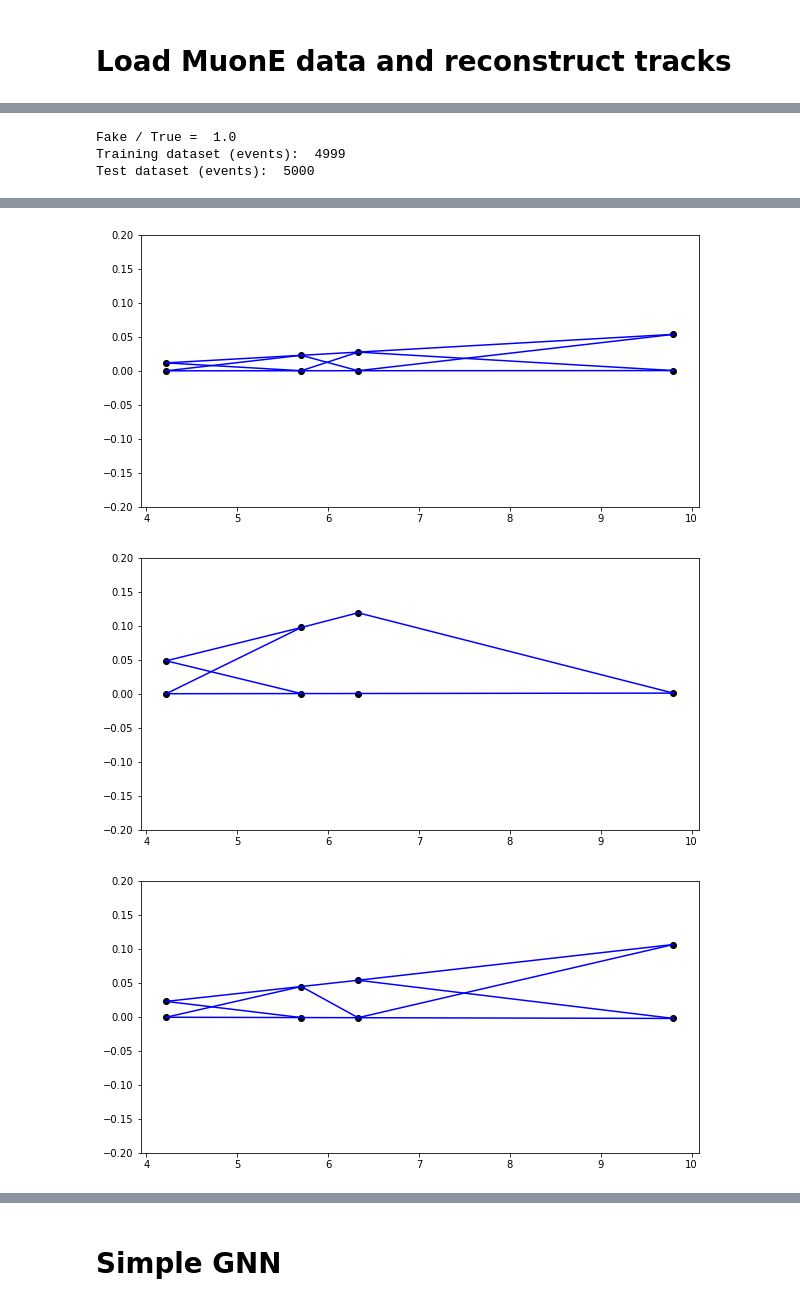
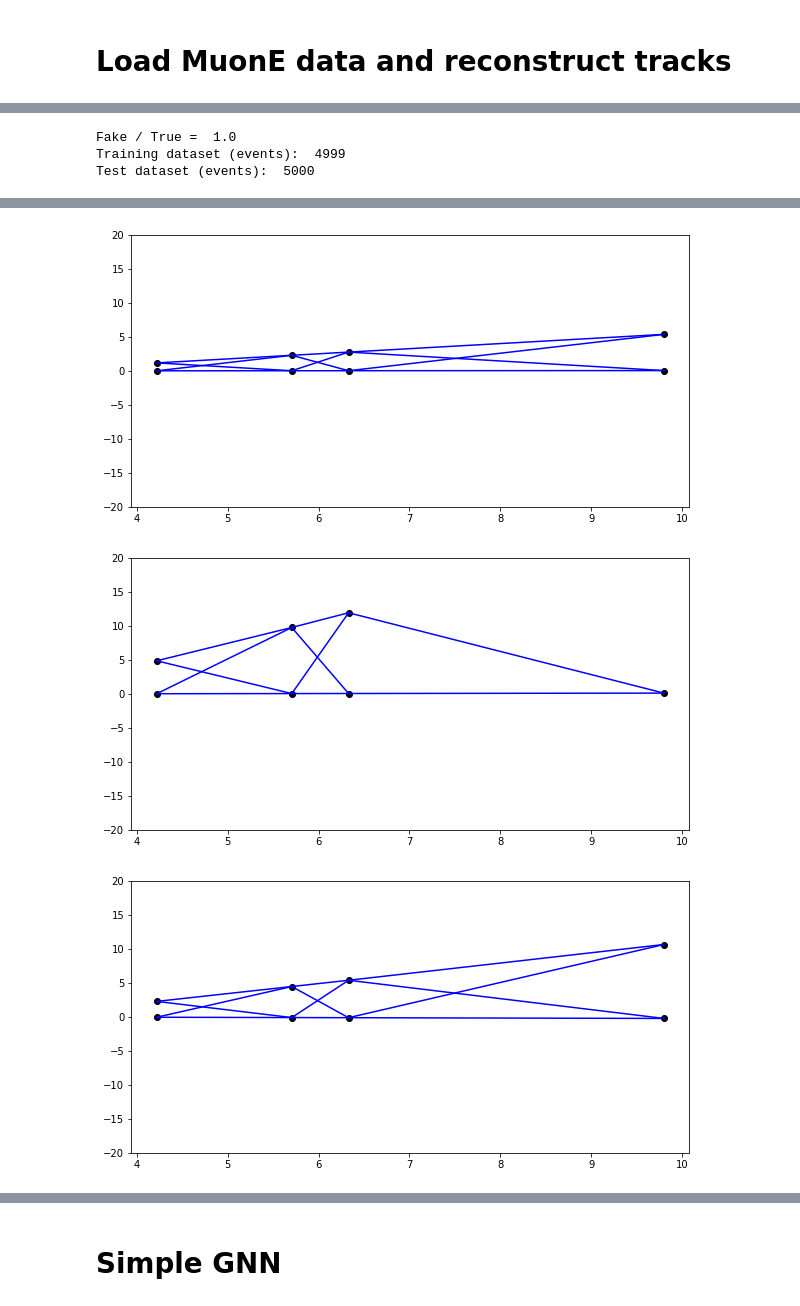
Before and after one commit to marcinwolter/Tracking, a Jupyter notebook: GNN_MuonE_v1.ipynb, the cells around one changed output, grey strips where cells are left out. Drawn from its saved outputs; the diff is of its cells as text; code cells hidden in the pictures.

```diff
--- a/GNN_MuonE_v1.ipynb
+++ b/GNN_MuonE_v1.ipynb
@@ -562,8 +566,11 @@ num_layers = 14
 height, width = 10, 10
 #min_curve, max_curve =  1000, 1001 # 15, 50
 
-max_angle = (0.05)*np.pi
+max_angle = 1.*np.pi
 feature_scale = 200.
+
+# x and y multiplied by this scale (to get similar x/y and z spread)
+xy_scale=100.
 # %%
 import numpy as np
 import pandas as pd
@@ -645,9 +652,9 @@ def readMuonE():
      #print(k,ll,data.iat[k,2],Xcreated)
      if data.iat[k,2]==0 and data.iat[k,5]<3 and data.iat[k,5]>0: # select X-hit and trackID=0,1,2
         if Xcreated:
-          X = np.append(X,np.array([[data.iat[k,1], data.iat[k,5], data.iat[k,3]  ]]),axis=0)
+          X = np.append(X,np.array([[data.iat[k,1]*xy_scale, data.iat[k,5], data.iat[k,3]  ]]),axis=0)
         else:
-          X = np.array([[data.iat[k,1], data.iat[k,5], data.iat[k,3]  ]])
+          X = np.array([[data.iat[k,1]*xy_scale, data.iat[k,5], data.iat[k,3]  ]])
           Xcreated=True
           #print("X created ",X)
 
@@ -673,7 +680,7 @@ test_loader = DataLoader(test_dataset, batch_size=100, shuffle=True)
 
 # Display few events
 for k in range(10):
-   plot_toy_graph(train_loader.dataset[k], 0.2)
+   plot_toy_graph(train_loader.dataset[k], 20.)
 
 
 print("Fake / True = ", (len(train_dataset[0].y) - train_dataset[0].y.sum().item()) / train_dataset[0].y.sum().item())
@@ -692,3 +699,3 @@ Test dataset (events):  5000
-[figure, old version]
+[figure, new version]
-[figure, old version]
+[figure, new version]
-[figure, old version]
+[figure, new version]
```
Also changed, not shown: parts of 12 cells of this notebook.
